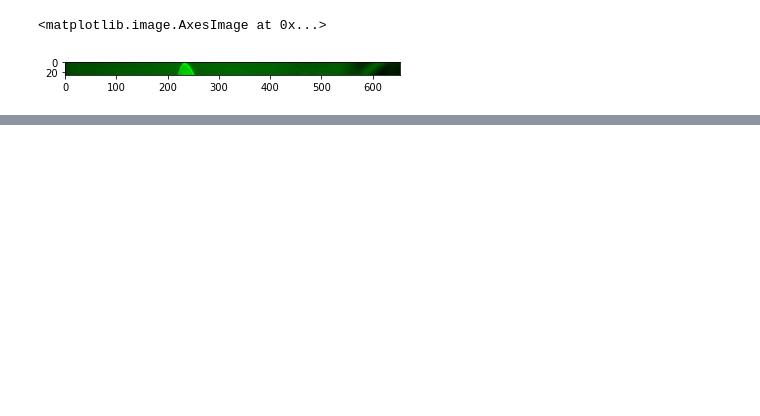
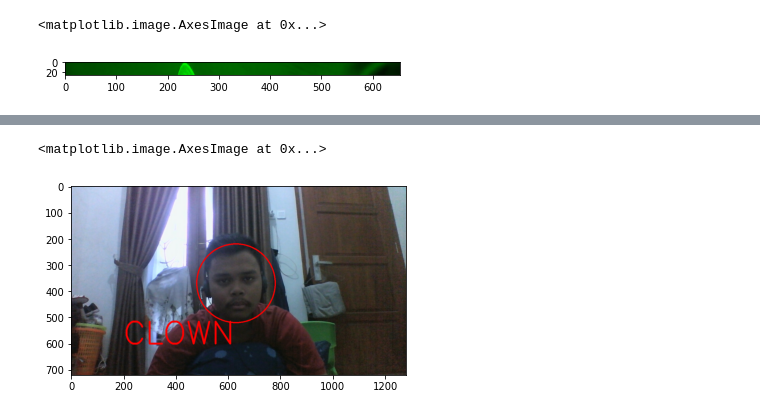
Before and after one commit to NN2777/Phyton-Image-Processing, a Jupyter notebook: Week2_Praktikum.ipynb, the cells around one changed output, grey strips where cells are left out. Drawn from its saved outputs; the diff is of its cells as text; code cells hidden in the pictures; blank space fills up the shorter version.

```diff
--- a/Week2_Praktikum.ipynb
+++ b/Week2_Praktikum.ipynb
@@ -191,0 +192,12 @@ plt.imshow(final_frame)
+# %%
+Naufalimg = cv.imread('/content/drive/MyDrive/koceng/Naufal.jpg')
+Naufalimg = cv.cvtColor(Naufalimg, cv.COLOR_BGR2RGB)
+
+cv.circle(Naufalimg, center = (630, 370), radius=150, color=(255,0,0), thickness=3)
+font = cv.FONT_HERSHEY_SIMPLEX
+cv.putText(Naufalimg, text='CLOWN', org=(200,600), fontFace=font, fontScale=4, color=(255,0,0), thickness=5, lineType=cv.LINE_AA)
+
+plt.imshow(Naufalimg)
+# %% [output]
+<matplotlib.image.AxesImage at 0x...>
+[figure, added]
```
Also changed, not shown: parts of 4 cells of this notebook.
